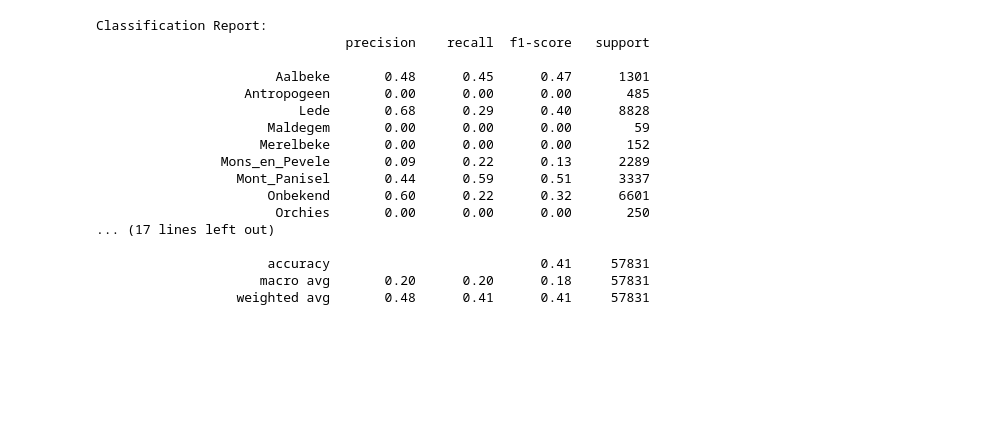
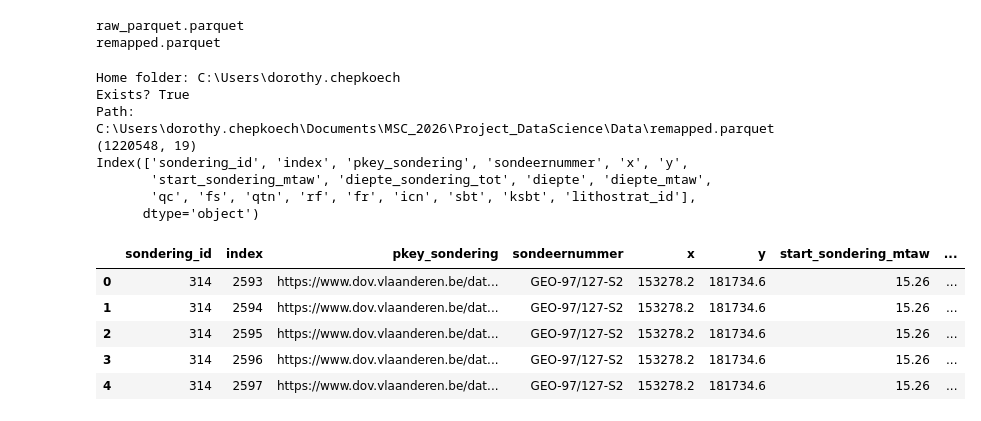
Before and after one commit to VoeP/CPT_usecase, a Jupyter notebook: modeling/model_CRM_Dorothy.ipynb, the cells around one changed output. Cells and saved outputs as stored; diff of their text form; code cells hidden in the pictures; blank space fills up the shorter version.

```diff
--- a/modeling/model_CRM_Dorothy.ipynb
+++ b/modeling/model_CRM_Dorothy.ipynb
@@ -250,35 +7,44 @@ y_pred_flat = np.concatenate(y_pred)
-# %%
-# --- Step 8: Classification report ---
-from sklearn.metrics import classification_report
-
-print("Classification Report:")
-
-# Get unique labels from the actual data
-unique_labels = np.unique(np.concatenate([y_true_flat, y_pred_flat]))
-
-# Generate the report using only those labels
-print(classification_report(
-    y_true_flat,
-    y_pred_flat,
-    labels=unique_labels,
-    target_names=[le.classes_[int(i)] for i in unique_labels if int(i) < len(le.classes_)],
-    zero_division=0
-))
-# %% [output]
-Classification Report:
-                                precision    recall  f1-score   support
-
-                       Aalbeke       0.48      0.45      0.47      1301
-                   Antropogeen       0.00      0.00      0.00       485
-                          Lede       0.68      0.29      0.40      8828
-                      Maldegem       0.00      0.00      0.00        59
-                     Merelbeke       0.00      0.00      0.00       152
-                Mons_en_Pevele       0.09      0.22      0.13      2289
-                  Mont_Panisel       0.44      0.59      0.51      3337
-                      Onbekend       0.60      0.22      0.32      6601
-                       Orchies       0.00      0.00      0.00       250
-... (17 lines left out)
-
-                      accuracy                           0.41     57831
-                     macro avg       0.20      0.20      0.18     57831
-                  weighted avg       0.48      0.41      0.41     57831
+# %%
+from pathlib import Path
+from data_module import segments_oi, invalid_labels, DataSet
+folder = Path(r"C:\Users\dorothy.chepkoech\Documents\MSC_2026\Project_DataScience\Data")
+
+for p in folder.glob("*.parquet"):
+    print(p.name)
+# %% [output]
+raw_parquet.parquet
+remapped.parquet
+# %%
+import pandas as pd
+import numpy as np
+from pathlib import Path
+
+home = Path.home()
+print("Home folder:", home)
+
+# Correct path with correct spelling and folder name
+path_to_parquet = home / "Documents" / "MSC_2026" / "Project_DataScience" / "Data" / "remapped.parquet"
+
+print("Exists?", path_to_parquet.exists())
+print("Path:", path_to_parquet)
+
+df = pd.read_parquet(path_to_parquet)
+
+print(df.shape)
+print(df.columns)
+df.head()
+# %% [output]
+Home folder: C:\Users\dorothy.chepkoech
+Exists? True
+Path: C:\Users\dorothy.chepkoech\Documents\MSC_2026\Project_DataScience\Data\remapped.parquet
+(1220548, 19)
+Index(['sondering_id', 'index', 'pkey_sondering', 'sondeernummer', 'x', 'y',
+       'start_sondering_mtaw', 'diepte_sondering_tot', 'diepte', 'diepte_mtaw',
+       'qc', 'fs', 'qtn', 'rf', 'fr', 'icn', 'sbt', 'ksbt', 'lithostrat_id'],
+      dtype='object')
+|  | sondering_id | index | pkey_sondering | sondeernummer | x | y | start_sondering_mtaw | ... |
+| 0 | 314 | 2593 | https://www.dov.vlaanderen.be/dat... | GEO-97/127-S2 | 153278.2 | 181734.6 | 15.26 | ... |
+| 1 | 314 | 2594 | https://www.dov.vlaanderen.be/dat... | GEO-97/127-S2 | 153278.2 | 181734.6 | 15.26 | ... |
+| 2 | 314 | 2595 | https://www.dov.vlaanderen.be/dat... | GEO-97/127-S2 | 153278.2 | 181734.6 | 15.26 | ... |
+| 3 | 314 | 2596 | https://www.dov.vlaanderen.be/dat... | GEO-97/127-S2 | 153278.2 | 181734.6 | 15.26 | ... |
+| 4 | 314 | 2597 | https://www.dov.vlaanderen.be/dat... | GEO-97/127-S2 | 153278.2 | 181734.6 | 15.26 | ... |
```
Also changed, not shown: parts of 18 cells of this notebook.
